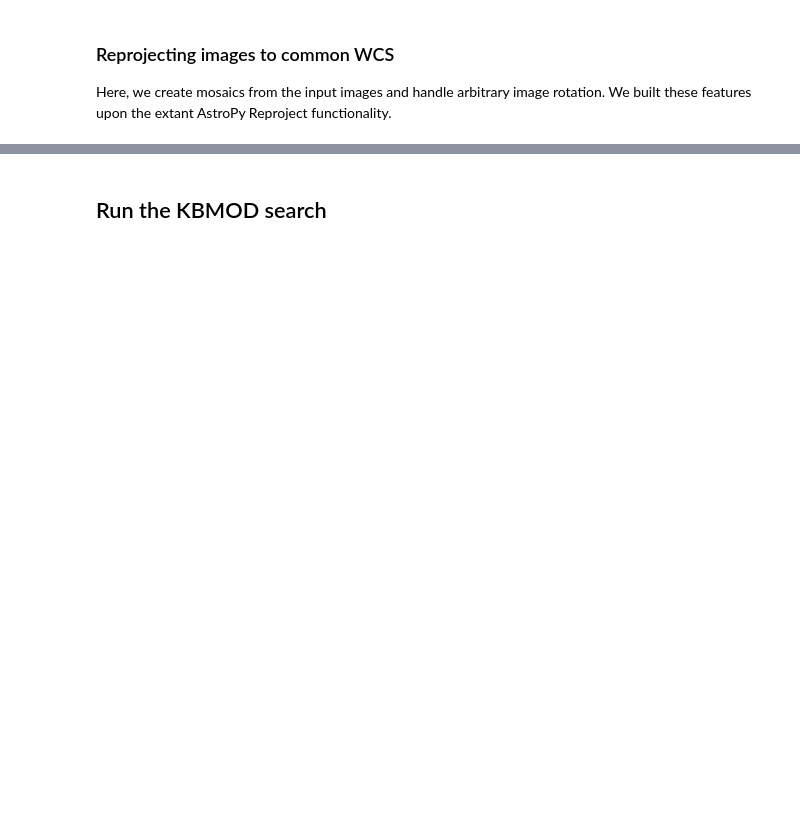
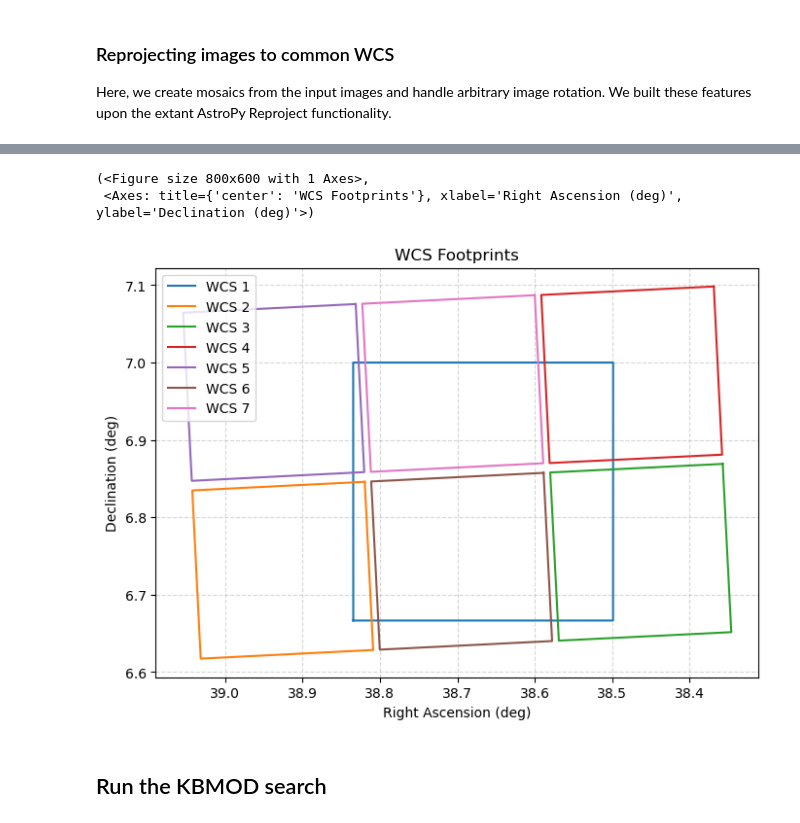
Before and after one commit to lincc-frameworks/midpoint-review, a Jupyter notebook: docs/notebooks/kbmod/kbmod_usdf.ipynb, the cells around one changed output, grey strips where cells are left out. Saved outputs shown, nothing was run; the diff lists cells and outputs as text; code cells hidden in the pictures; blank space fills up the shorter version.

Commit message:
Use KBMOD USDF demo with caching

```diff
--- a/docs/notebooks/kbmod/kbmod_usdf.ipynb
+++ b/docs/notebooks/kbmod/kbmod_usdf.ipynb
@@ -17,9 +17,9 @@ Key takeaways:
 # %% [markdown]
 ### Initial Setup
 # %%
-show_embargoed = True  # show pixel data currently under Rubin embargo
+show_embargoed = False  # show pixel data currently under Rubin embargo
 regenerate_notebook = False  # use cached results
-search_only = True  # only carry out the kbmod search
+search_only = False  # only carry out the kbmod search
 # %%
 # Load general libraries needed
 from astropy.time import Time
@@ -242,17 +264,21 @@ Wall time: 16.8 s
 # %%
 desired_slice = 0
 chip_WCSs = []
 
 for slice in wu.get_unique_obstimes_and_indices()[1][desired_slice]:
     chip_WCSs.append(ebd_per_image_wcs[slice])
 
 if show_embargoed:
     im = reprojected_wu.im_stack.get_single_image(desired_slice).get_science().image
     vmin, vmax = np.percentile(im, [1, 99])
     plt.imshow(im, cmap="gray", vmin=vmin, vmax=vmax, origin="lower")
     plt.colorbar(label="Pixel Value")
 
-plot_wcs_bounds([reprojected_wu.get_wcs(desired_slice)] + chip_WCSs)
+plot_wcs_on_sky([reprojected_wu.get_wcs(desired_slice)] + chip_WCSs)
+# %% [output]
+(<Figure size 800x600 with 1 Axes>,
+ <Axes: title={'center': 'WCS Footprints'}, xlabel='Right Ascension (deg)', ylabel='Declination (deg)'>)
+[figure, added]
 # %% [markdown]
 ## Run the KBMOD search
 # %%
```
Also changed, not shown: parts of 10 cells of this notebook.
